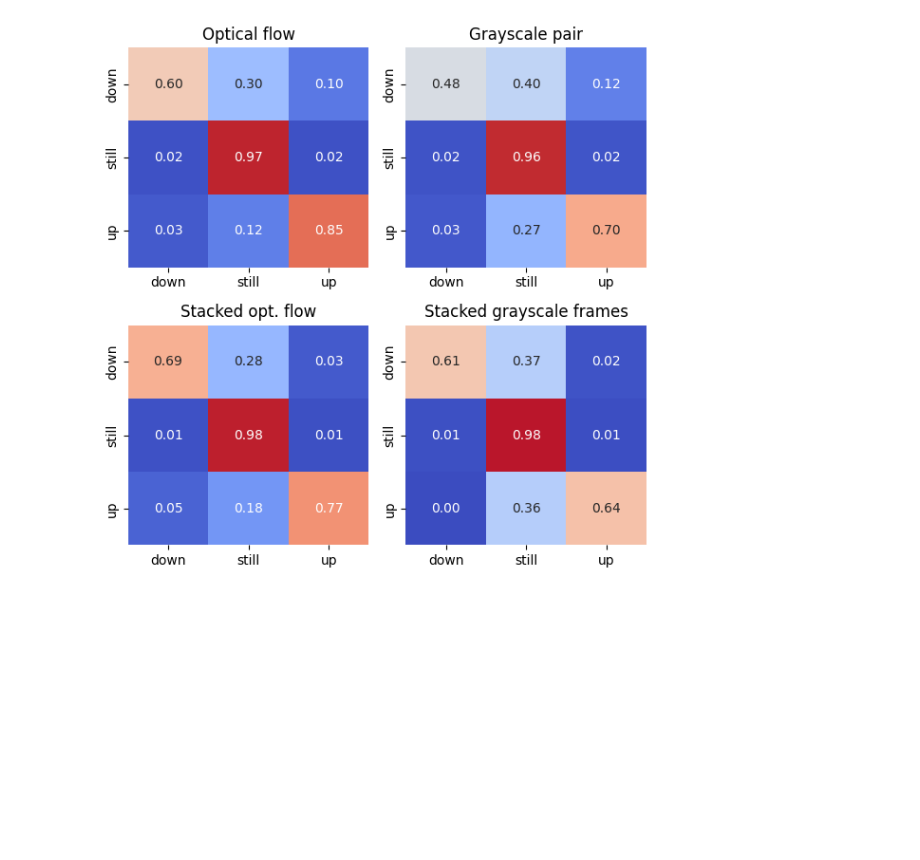
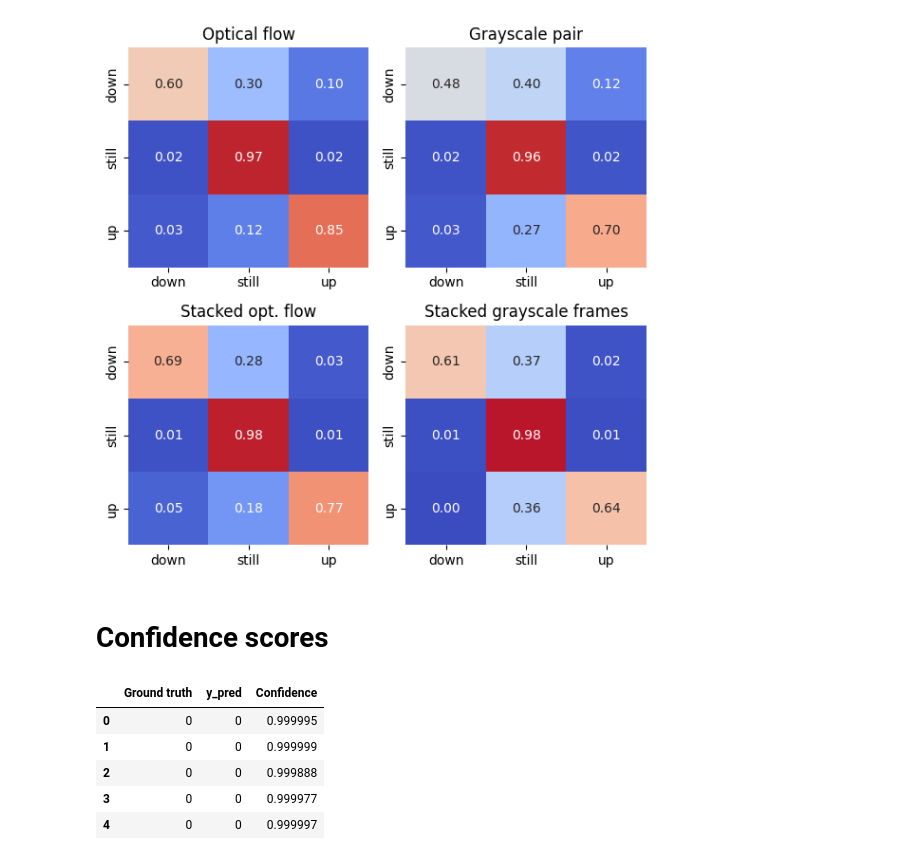
Before and after one commit to cmranieri/flood-detection, a Jupyter notebook: src/analyse_results.ipynb, the cells around one changed output. Saved outputs shown, nothing was run; the diff lists cells and outputs as text; code cells hidden in the pictures; blank space fills up the shorter version.

```diff
--- a/src/analyse_results.ipynb
+++ b/src/analyse_results.ipynb
@@ -310,3 +310,33 @@ plt.show()
 fig.savefig('cf_diffs.pdf')
 # %% [output]
 [figure]
+# %% [markdown]
+# Confidence scores
+# %%
+sns.set(style='darkgrid')
+
+def get_conf(base_path):
+    dfs = list()
+    for i in range(4):
+        path = os.path.join(base_path, f'split_{i+1}', 'confidence.csv')
+        df = pd.read_csv(path, index_col=0)
+        dfs.append(df)
+    df_conf = pd.concat(dfs, ignore_index=True)
+    df_conf = df_conf.rename({'y_true':'Ground truth', 'y_conf':'Confidence'}, axis='columns')
+    return df_conf
+# %%
+level_paths = list()
+level_paths.append('/models/flow_v0')
+level_paths.append('/models/single_rgb_v1')
+level_paths.append('/models/single_gray_flow_v0')
+level_paths.append('/models/stack_flow_v0')
+
+df_conf = get_conf(level_paths[0])
+df_conf.head()
+# %% [output]
+|  | Ground truth | y_pred | Confidence |
+| 0 | 0 | 0 | 0.999995 |
+| 1 | 0 | 0 | 0.999999 |
+| 2 | 0 | 0 | 0.999888 |
+| 3 | 0 | 0 | 0.999977 |
+| 4 | 0 | 0 | 0.999997 |
```
Also changed, not shown: parts of 3 cells of this notebook, 1 other file.
